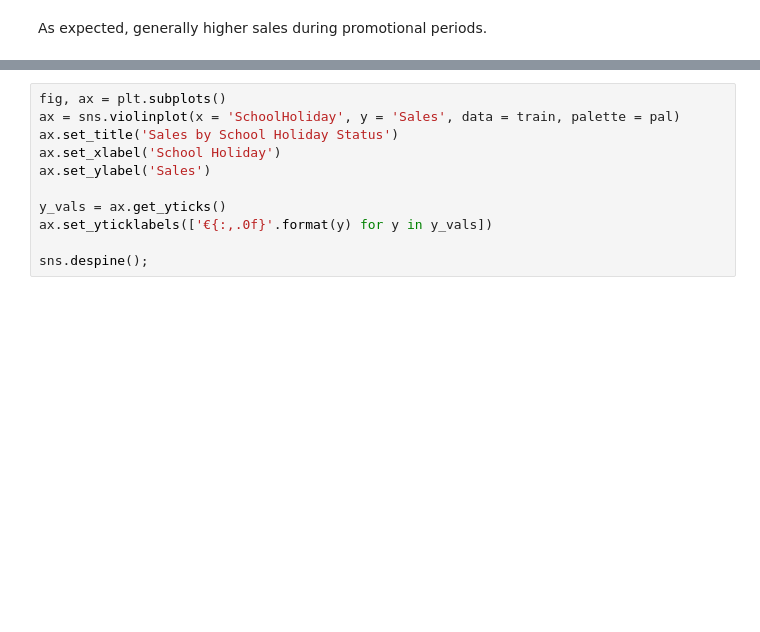
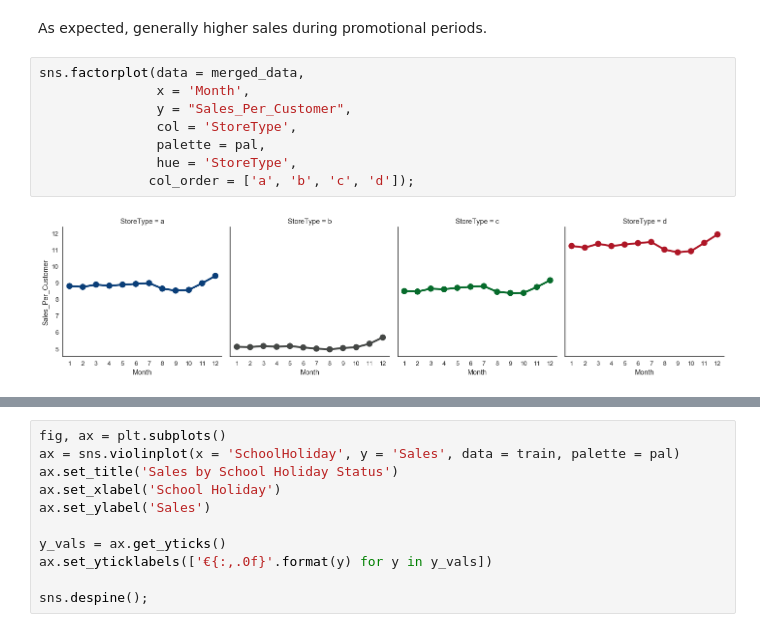
Before and after one commit to nurudeensulaimon/EDA, a Jupyter notebook: Exploratory Data Analysis.ipynb, the cells around one changed output, grey strips where cells are left out. Saved outputs shown, nothing was run; the diff lists cells and outputs as text; blank space fills up the shorter version.

```diff
--- a/Exploratory Data Analysis.ipynb
+++ b/Exploratory Data Analysis.ipynb
@@ -404,2 +443,12 @@ sns.despine();
 # %% [markdown]
 As expected, generally higher sales during promotional periods.
+# %%
+sns.factorplot(data = merged_data,
+               x = 'Month',
+               y = "Sales_Per_Customer",
+               col = 'StoreType',
+               palette = pal,
+               hue = 'StoreType',
+              col_order = ['a', 'b', 'c', 'd']);
+# %% [output]
+[figure, added]
```
Also changed, not shown: parts of 41 cells of this notebook.
